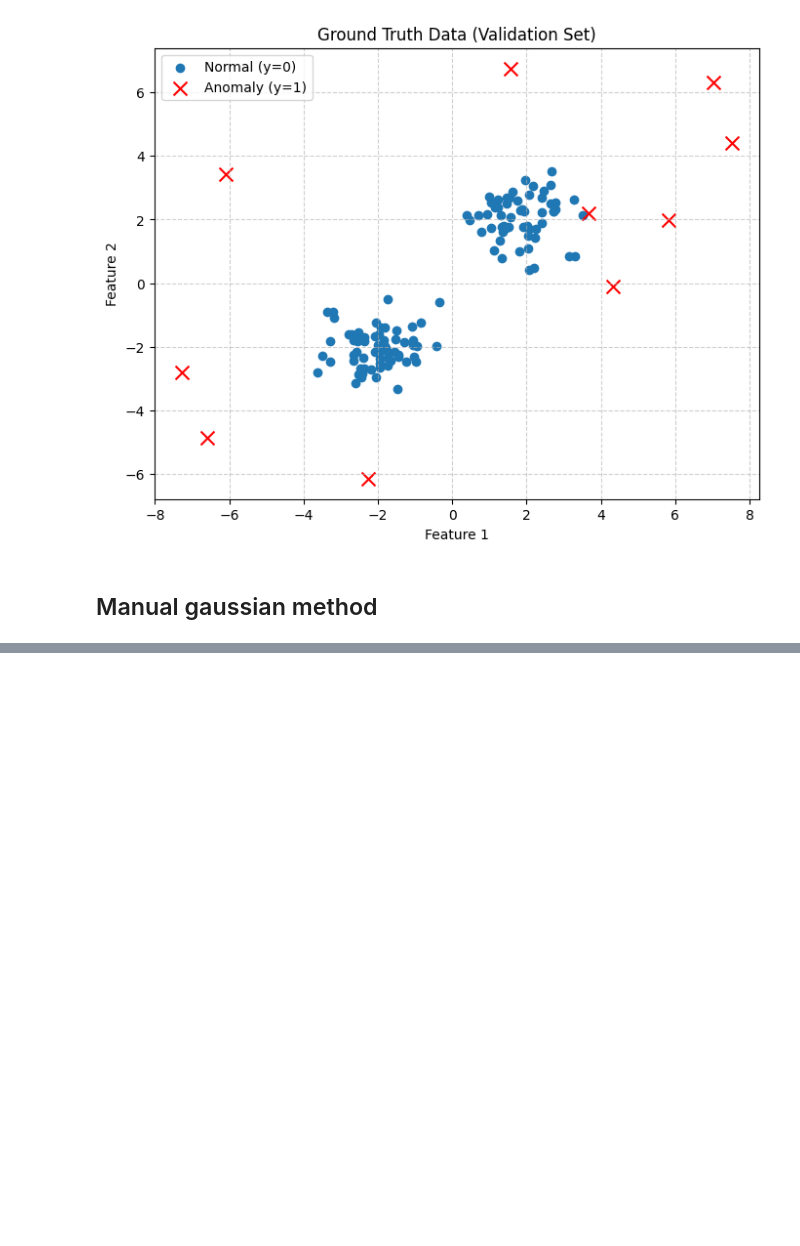
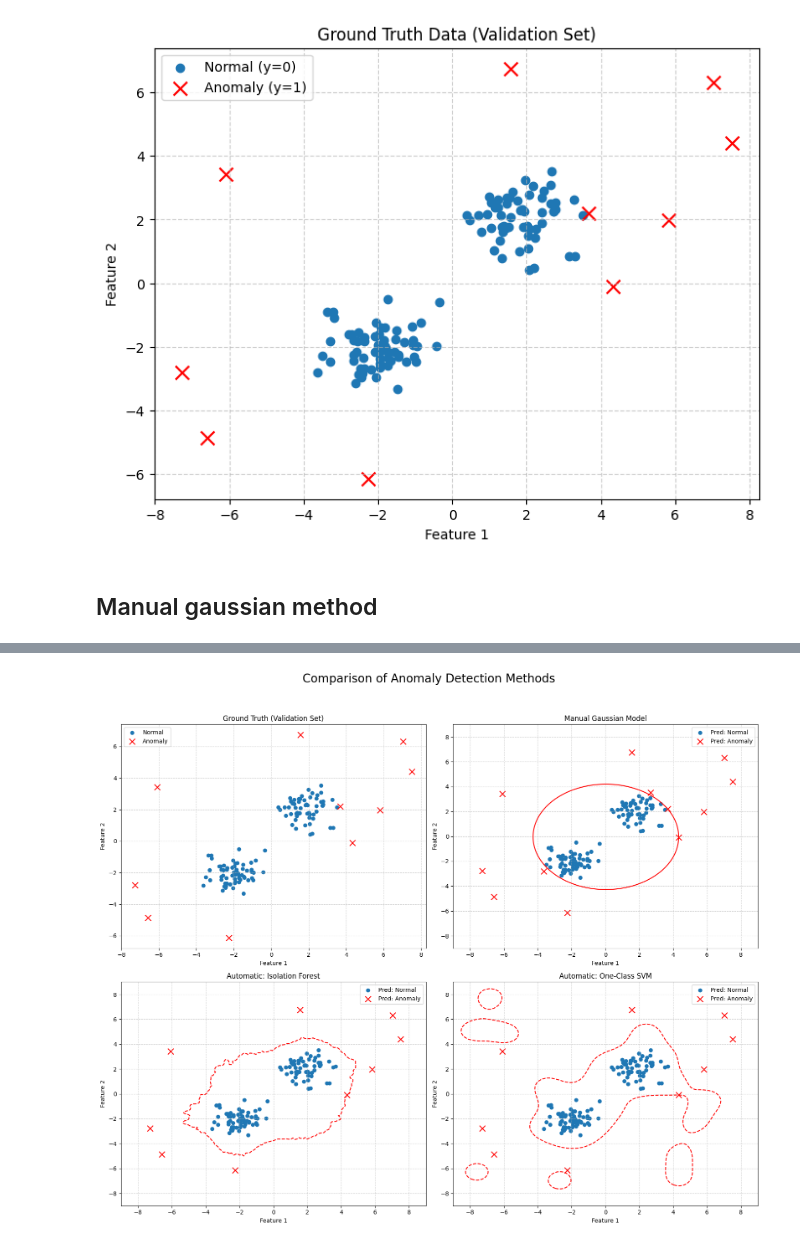
Before and after one commit to saumyashah0510/MachineLearning, a Jupyter notebook: Course/Unsupervised Learning, Recommenders, Reinforcement Learning/anomally_detection.ipynb, the cells around one changed output, grey strips where cells are left out. Drawn from its saved outputs; the diff is of its cells as text; code cells hidden in the pictures; blank space fills up the shorter version.

Commit message:
anomally detection

```diff
--- a/Course/Unsupervised Learning, Recommenders, Reinforcement Learning/anomally_detection.ipynb
+++ b/Course/Unsupervised Learning, Recommenders, Reinforcement Learning/anomally_detection.ipynb
@@ -54,0 +134,11 @@ plt.show()
+# %%
+svm_model = OneClassSVM(nu=0.1,kernel='rbf',gamma='auto')
+svm_model.fit(X_train)
+
+p_val_svm = svm_model.decision_function(X_val)
+
+epsilon_svm, f1_svm = select_threshold(y_val, p_val_svm)
+print(f"  Best Threshold (Score): {epsilon_svm:.4f}")
+print(f"  Best F1 (from select_threshold): {f1_svm:.4f}")
+
+y_pred_svm = (p_val_svm < epsilon_svm).astype(int)
@@ -54,0 +179,60 @@ plt.show()
+# %%
+# Create a mesh grid to plot decision boundaries
+xx, yy = np.meshgrid(np.linspace(-9, 9, 150),
+                       np.linspace(-9, 9, 150))
+X_grid = np.c_[xx.ravel(), yy.ravel()]
+
+# Get the scores for the whole grid
+Z_manual = calculate_pdf(X_grid, mu, var).reshape(xx.shape)
+Z_if = iso_model.decision_function(X_grid).reshape(xx.shape)
+Z_svm = svm_model.decision_function(X_grid).reshape(xx.shape)
+
+# Plot the results
+fig, axes = plt.subplots(2, 2, figsize=(16, 14))
+fig.suptitle('Comparison of Anomaly Detection Methods', fontsize=20)
+
+# --- Plot 1: Ground Truth ---
+axes[0, 0].set_title("Ground Truth (Validation Set)")
+axes[0, 0].scatter(X_val[y_val==0, 0], X_val[y_val==0, 1], label="Normal")
+axes[0, 0].scatter(X_val[y_val==1, 0], X_val[y_val==1, 1], label="Anomaly",
+                   marker='x', c='r', s=100)
+axes[0, 0].legend()
+
+# --- Plot 2: Manual Gaussian ---
+axes[0, 1].set_title("Manual Gaussian Model")
+# Plot the decision boundary (contour)
+axes[0, 1].contour(xx, yy, Z_manual, levels=[epsilon_manual], colors='red')
+# Plot the predictions
+axes[0, 1].scatter(X_val[y_pred_manual==0, 0], X_val[y_pred_manual==0, 1],
+                   label="Pred: Normal")
+axes[0, 1].scatter(X_val[y_pred_manual==1, 0], X_val[y_pred_manual==1, 1],
+                   label="Pred: Anomaly", marker='x', c='r', s=100)
+axes[0, 1].legend()
+
+# --- Plot 3: Isolation Forest ---
+axes[1, 0].set_title("Automatic: Isolation Forest")
+axes[1, 0].contour(xx, yy, Z_if, levels=[epsilon_if], colors='red')
+axes[1, 0].scatter(X_val[y_pred_if==0, 0], X_val[y_pred_if==0, 1],
+                   label="Pred: Normal")
+axes[1, 0].scatter(X_val[y_pred_if==1, 0], X_val[y_pred_if==1, 1],
+                   label="Pred: Anomaly", marker='x', c='r', s=100)
+axes[1, 0].legend()
+
+# --- Plot 4: One-Class SVM ---
+axes[1, 1].set_title("Automatic: One-Class SVM")
+axes[1, 1].contour(xx, yy, Z_svm, levels=[epsilon_svm], colors='red')
+axes[1, 1].scatter(X_val[y_pred_svm==0, 0], X_val[y_pred_svm==0, 1],
+                   label="Pred: Normal")
+axes[1, 1].scatter(X_val[y_pred_svm==1, 0], X_val[y_pred_svm==1, 1],
+                   label="Pred: Anomaly", marker='x', c='r', s=100)
+axes[1, 1].legend()
+
+for ax in axes.flat:
+    ax.set_xlabel("Feature 1")
+    ax.set_ylabel("Feature 2")
+    ax.grid(True, linestyle='--', alpha=0.6)
+
+plt.tight_layout(rect=[0, 0.03, 1, 0.95])
+plt.show()
+# %% [output]
+[figure, added]
```
Also changed, not shown: parts of 6 cells of this notebook.
